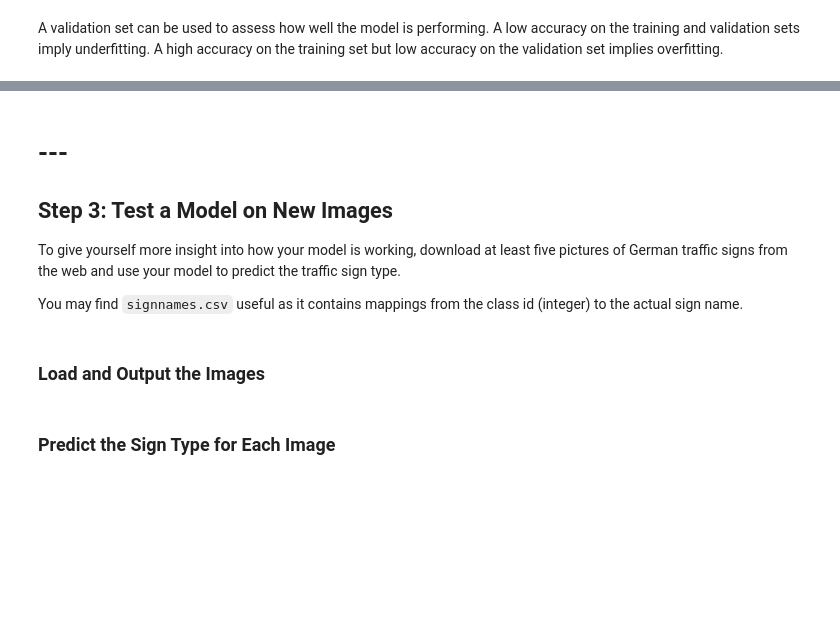
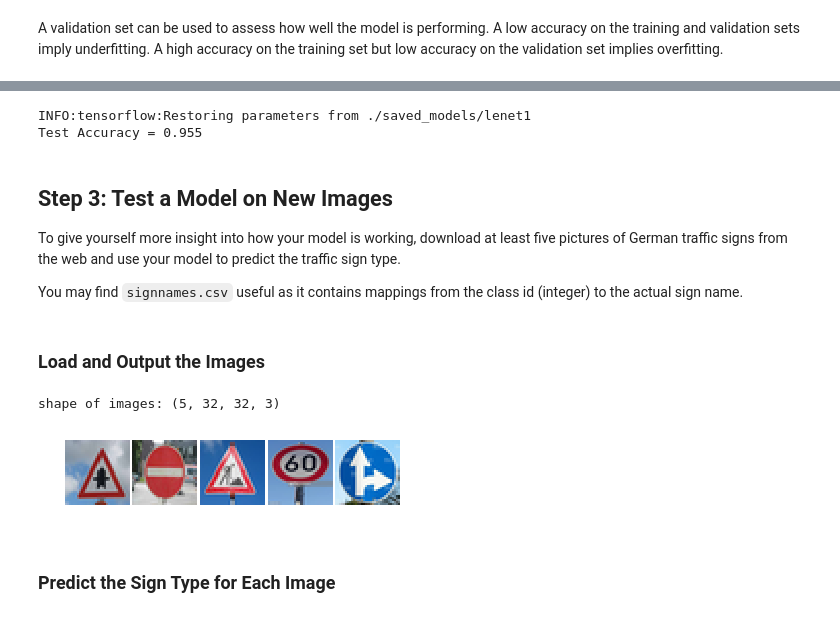
Before and after one commit to liangk7/CarND-Term1-Project2, a Jupyter notebook: Traffic_Sign_Classifier.ipynb, the cells around one changed output, grey strips where cells are left out. Drawn from its saved outputs; the diff is of its cells as text; code cells hidden in the pictures; blank space fills up the shorter version.

```diff
--- a/Traffic_Sign_Classifier.ipynb
+++ b/Traffic_Sign_Classifier.ipynb
@@ -579,7 +559,8 @@ Train LeNet to classify [MNIST](http://yann.lecun.com/exdb/mnist/) data.
 You do not need to modify this section.
 # %%
 tf.reset_default_graph()
-x = tf.placeholder(tf.float32, (None, 32, 32, 3))
+#x = tf.placeholder(tf.float32, (None, 32, 32, 3))
+x = tf.placeholder(tf.float32, (None, 32, 32, 1))
 y = tf.placeholder(tf.int32, (None))
 pr_keep = tf.placeholder(tf.float32)
 one_hot_y = tf.one_hot(y, n_classes)
@@ -587,7 +568,7 @@ one_hot_y = tf.one_hot(y, n_classes)
 #### LeNet (continued) - Training Pipeline
 Create a training pipeline that uses the model to classify MNIST data.
 # %%
-rate = 0.0003
+rate = 0.001
 
 #logits = LeNet(x)
 logits = mod_LeNet(x)
@@ -595,3 +576,4 @@ cross_entropy = tf.nn.softmax_cross_entropy_with_logits(labels=one_hot_y, logits
 loss_operation = tf.reduce_mean(cross_entropy)
 optimizer = tf.train.AdamOptimizer(learning_rate = rate)
 training_operation = optimizer.minimize(loss_operation)
+prediction=tf.argmax(logits,1)
@@ -635,8 +608,8 @@ sets imply underfitting. A high accuracy on the training set but low accuracy on
 # %%
 with tf.Session() as sess:
     sess.run(tf.global_variables_initializer())
-    X_train, y_train = genXtrain, genytrain
-    X_valid, y_valid = genXvalid, genyvalid
+    X_train, y_train = shuffle(genXtrain, genytrain)
+    X_valid, y_valid = shuffle(genXvalid, genyvalid)
     num_examples = len(X_train)
 
     print("Training...")
@@ -646,19 +619,14 @@ with tf.Session() as sess:
         for offset in range(0, num_examples, BATCH_SIZE):
             end = offset + BATCH_SIZE
             batch_x, batch_y = X_train[offset:end], y_train[offset:end]
-            sess.run(training_operation, feed_dict={x: batch_x, y: batch_y, pr_keep: 1.0})
+            sess.run(training_operation, feed_dict={x: batch_x, y: batch_y, pr_keep: 0.5})
         print("EPOCH {} ...".format(i+1))
         training_accuracy = evaluate(X_train, y_train)
         print("Training Accuracy = {:.3f}".format(training_accuracy))
-        if i%2 == 0:
+        if i == EPOCHS-1:
             validation_accuracy = evaluate(X_valid, y_valid)
             print("Validation Accuracy = {:.3f}".format(validation_accuracy))
-        if i%5 == 0:
-            testing_accuracy = evaluate(X_test, y_test)
-            print("Testing Accuracy = {:.3f}".format(testing_accuracy))
-        print()
-
-    saver.save(sess, './lenet')
+    saver.save(sess, './saved_models/lenet1')
     print("Model saved")
 # %% [output]
 Training...
@@ -681,6 +649,15 @@ Training Accuracy = 0.843
+# %%
+# Calculate testing accuracy
+with tf.Session() as sess:
+    sess.run(tf.global_variables_initializer())
+    saver1 = tf.train.import_meta_graph('./saved_models/lenet1.meta')
+    saver1.restore(sess, "./saved_models/lenet1")
+    test_accuracy = evaluate(X_testP, y_test)
+    print("Test Accuracy = {:.3f}".format(test_accuracy))
+# %% [output]
+INFO:tensorflow:Restoring parameters from ./saved_models/lenet1
+Test Accuracy = 0.955
 # %% [markdown]
-# ---
-
 ## Step 3: Test a Model on New Images
 
 To give yourself more insight into how your model is working, download at least five pictures of German traffic signs from the web and use your model to predict the traffic sign type.
@@ -691,6 +668,33 @@ You may find `signnames.csv` useful as it contains mappings from the class id (i
 # %%
 ### Load the images and plot them here.
 ### Feel free to use as many code cells as needed.
+# %%
+folder = "test_images/"
+files = os.listdir(folder)
+images = []
+
+for file in files:
+    if file != '.DS_Store':
+        image = Image.open(folder +file)
+        image = image.convert('RGB')
+        image = image.resize((32,32), Image.ANTIALIAS)
+        image = np.array(list(image.getdata()),dtype ='uint8')
+        image = np.reshape(image,(32,32,3))
+        images.append(image)
+
+images = np.asarray(images)
+print("shape of images: {}".format(images.shape))
+
+fig, axs = plt.subplots(1,len(images))
+fig.subplots_adjust(hspace=.05, wspace=.05)
+axs = axs.ravel()
+for i , image in enumerate(images):
+    axs[i].axis('off')
+    #plt.figure(figsize = (1,1))
+    axs[i].imshow(image, cmap='gray')
+# %% [output]
+shape of images: (5, 32, 32, 3)
+[figure, added]
 # %% [markdown]
 ### Predict the Sign Type for Each Image
 # %%
```
Also changed, not shown: parts of 50 cells of this notebook, 29 other files.
